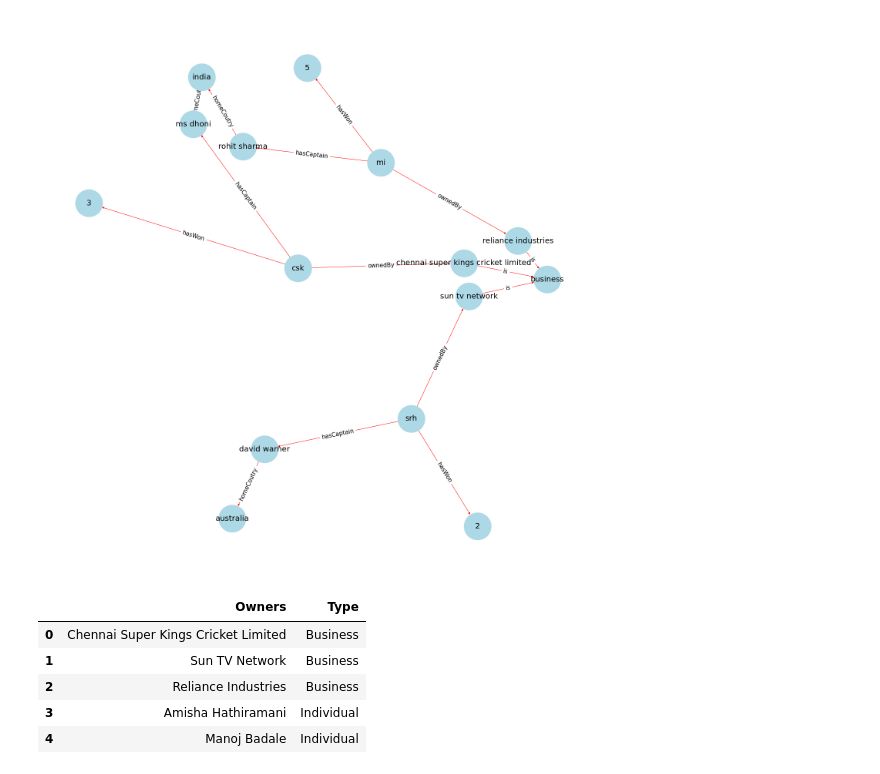
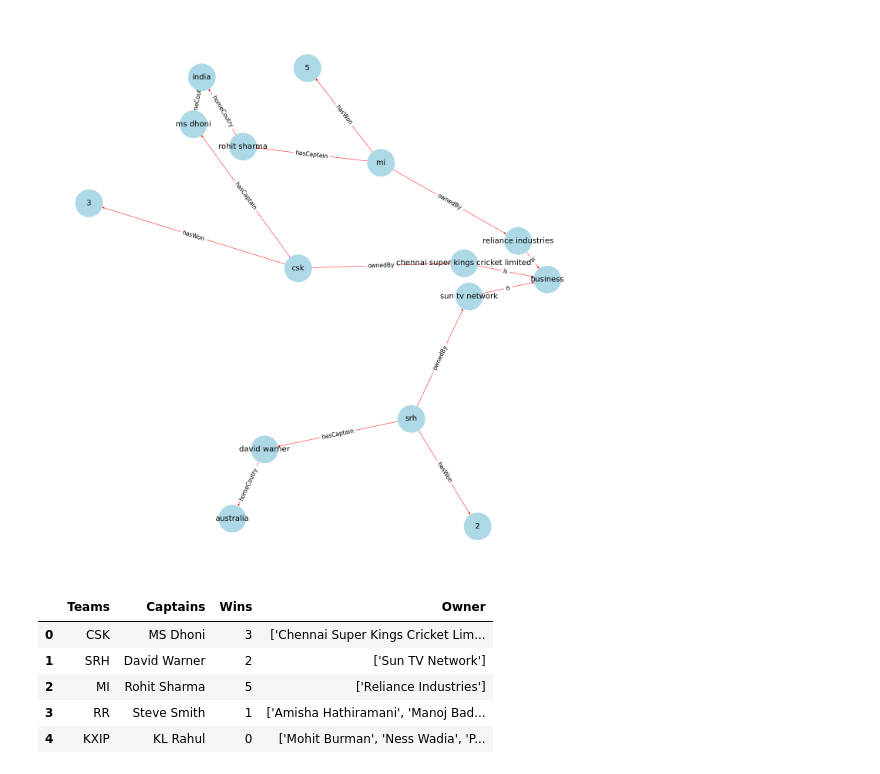
Before and after one commit to AnjaneyaTripathi/ontology-knowledge-graph, a Jupyter notebook: ipl_knowledge_graph.ipynb, the cells around one changed output. Drawn from its saved outputs; the diff is of its cells as text; code cells hidden in the pictures.

```diff
--- a/ipl_knowledge_graph.ipynb
+++ b/ipl_knowledge_graph.ipynb
@@ -80,12 +80,12 @@ def create_graph(final_nodes):
         nx.draw_networkx_edge_labels(G, pos, edge_labels = edge_labels, font_size=15)
         return G, edge_labels
 # %%
-d = pd.read_csv('table3.csv')
+d = pd.read_csv('table1.csv')
 d.head()
 # %% [output]
-|  | Owners | Type |
-| 0 | Chennai Super Kings Cricket Limited | Business |
-| 1 | Sun TV Network | Business |
-| 2 | Reliance Industries | Business |
-| 3 | Amisha Hathiramani | Individual |
-| 4 | Manoj Badale | Individual |
+|  | Teams | Captains | Wins | Owner |
+| 0 | CSK | MS Dhoni | 3 | ['Chennai Super Kings Cricket Lim... |
+| 1 | SRH | David Warner | 2 | ['Sun TV Network'] |
+| 2 | MI | Rohit Sharma | 5 | ['Reliance Industries'] |
+| 3 | RR | Steve Smith | 1 | ['Amisha Hathiramani', 'Manoj Bad... |
+| 4 | KXIP | KL Rahul | 0 | ['Mohit Burman', 'Ness Wadia', 'P... |
```
Also changed, not shown: 3 other files.
